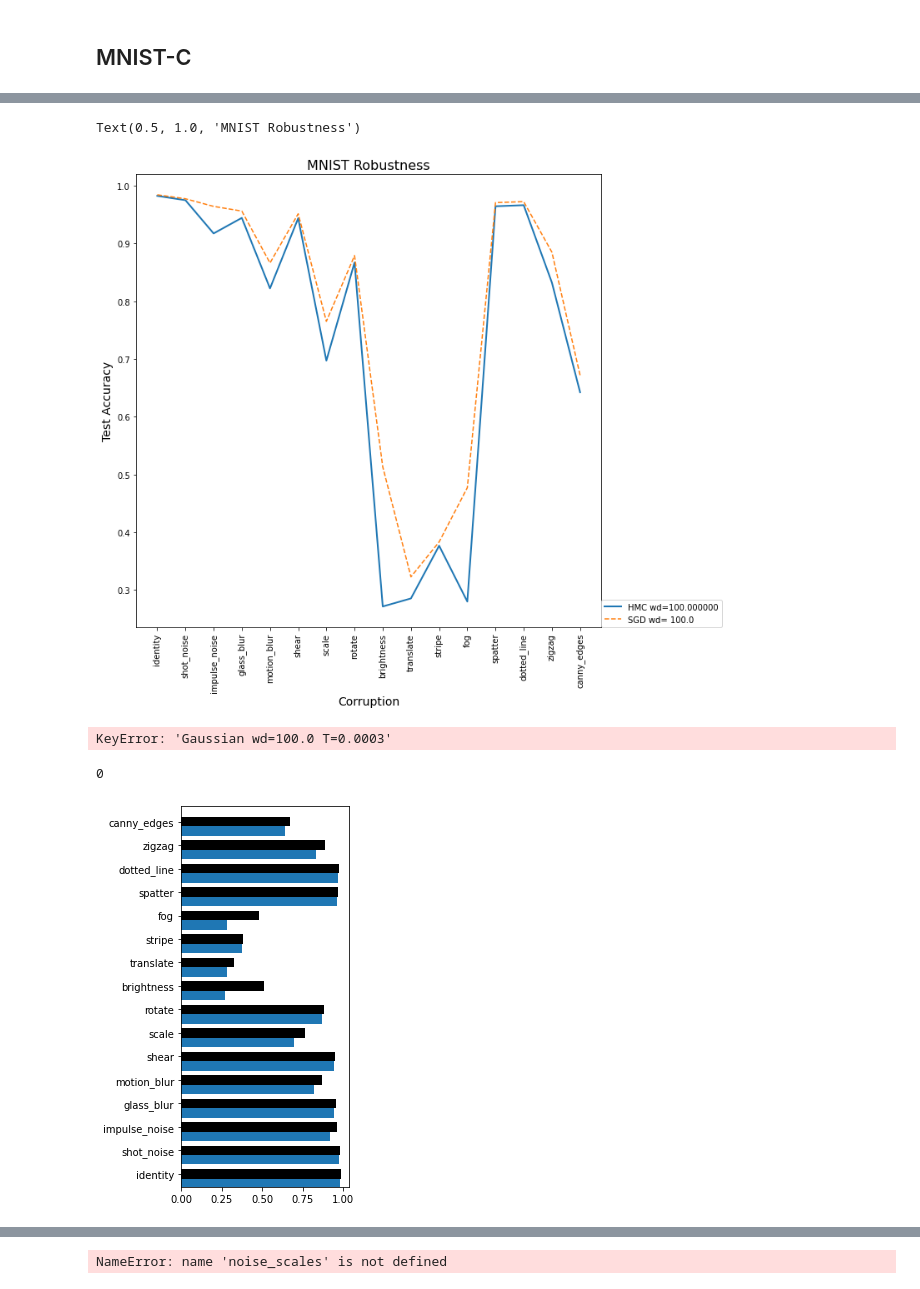
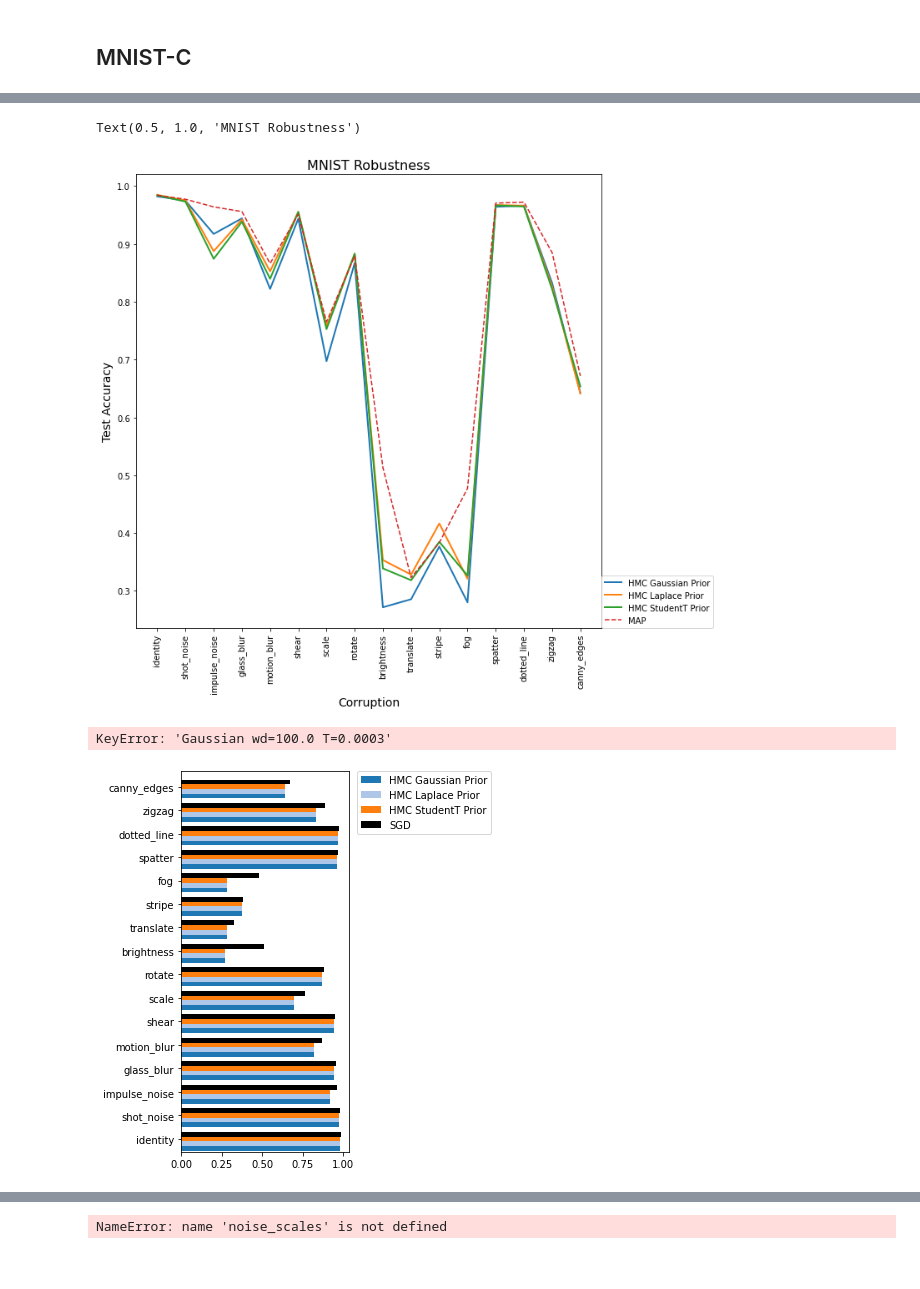
Before and after one commit to tztsai/BNN-HMC, a Jupyter notebook: robustness.ipynb, the cells around one changed output, grey strips where cells are left out. Saved outputs shown, nothing was run; the diff lists cells and outputs as text; code cells hidden in the pictures.

Commit message:
update plots

```diff
--- a/robustness.ipynb
+++ b/robustness.ipynb
@@ -138,0 +160,7 @@ for noise_scale in noise_scales:
+# %%
+path = alldirs['HMC EmpCov Prior']
+# predict_hmc(noisy_test_set, path)
+ckpts = sorted([p for p in os.listdir(path) if p.endswith(
+    'pt')], key=lambda p: int(re.search('\d+', p)[0]))
+ckpt_path = os.path.join(path, ckpts[-2])
+checkpoint_utils.load_checkpoint(ckpt_path)
@@ -142,11 +188,11 @@ for key, _ in alldirs.items():
     if hmc_ens_accs[key] == []:
         continue
     style = "-"
-    plt.plot(noise_scales, hmc_ens_accs[key], style, lw=2, label=hmc_label % key, ms=10)
+    plt.plot(noise_scales, hmc_ens_accs[key], style, lw=2, label=key, ms=10)
 for key, _ in sgddirs.items():
     plt.plot(noise_scales, sgd_ind_accs[key], "--", lw=2, label=key, ms=10)
 plt.legend(loc=(1., 0.))
 plt.ylabel("Test Accuracy", fontsize=14)
 plt.xlabel("Noise Scale", fontsize=14)
-plt.title("MNIST Robustness", fontsize=16)
+plt.title("Robustness to Gaussian Noise", fontsize=16)
 # %% [output]
@@ -163,7 +209,7 @@ for key, _ in alldirs.items():
     marker="o"
     if hmc_ens_accs[key] == []:
         continue
-    plt.plot(hmc_ens_accs[key][0], hmc_ens_accs[key][-1], marker, label=hmc_label % key)
+    plt.plot(hmc_ens_accs[key][0], hmc_ens_accs[key][-1], marker, label=key)
 for key, _ in sgddirs.items():
     plt.plot(sgd_ind_accs[key][0], sgd_ind_accs[key][-1], "s", label=key)
 
@@ -333,7 +371,7 @@ for key, _ in alldirs.items():
         continue
     style = "-"
     if hmc_ens_accs[key]["identity"] > 0.95:
-        plt.plot(xs, [hmc_ens_accs[key][c] for c in all_corruptions], style, lw=2, label=hmc_label % key, ms=10)
+        plt.plot(xs, [hmc_ens_accs[key][c] for c in all_corruptions], style, lw=2, label=key, ms=10)
 
 for key, _ in sgddirs.items():
     plt.plot(xs, [sgd_ind_accs[key][c] for c in all_corruptions], "--", label=key)
@@ -345,7 +383,7 @@ plt.xlabel("Corruption", fontsize=14)
 plt.title("MNIST Robustness", fontsize=16)
 # %% [output]
 Text(0.5, 1.0, 'MNIST Robustness')
-[figure, old version]
+[figure, new version]
 # %%
 xs = onp.arange(len(all_corruptions))
 plt.bar(xs, [hmc_ens_accs["Gaussian wd=100.0 T=0.0003"][c] for c in all_corruptions],
@@ -367,30 +408,31 @@ cmap = matplotlib.cm.get_cmap("tab20")
 # %%
-wds = sorted(alldirs)
-wds = [wd for wd in wds if hmc_ens_accs[wd] != {}]
-num_bars = len(wds) + 1
+# wds = sorted(alldirs)
+# wds = [wd for wd in wds if hmc_ens_accs[wd] != {}]
+
+num_bars = len(alldirs) + 1
 width = 0.8 / num_bars
 
 plt.figure(figsize=(3, 7))
 
 ys = onp.arange(len(all_corruptions))
-for i, wd in enumerate(wds):
-    print(i)
-    std = onp.sqrt(1 / wd)
+for i, (label, _) in enumerate(alldirs.items()):
+    # print(i)
+    # std = onp.sqrt(1 / wd)
     plt.barh(ys + i * width, [hmc_ens_accs[wd][c] for c in all_corruptions],
-        height=width, label="std {:.2f}".format(std), color=cmap(i)
+        height=width, label=label, color=cmap(i)
     )
 
-plt.barh(ys + (num_bars-1) * width, [sgd_ind_accs["SGD wd= 100.0"][c] for c in all_corruptions],
+plt.barh(ys + (num_bars-1) * width, [sgd_ind_accs["MAP"][c] for c in all_corruptions],
         height=width, label="SGD", color="k" #cmap(len(wds)+1)
     )
 
 plt.ylim(-0.15, 16.05)
+plt.legend(bbox_to_anchor=(1.05, 1), loc=2, borderaxespad=0.)
 
 plt.yticks(ys+0.4, all_corruptions, rotation=0);
-plt.savefig("gaussian_priors_mnistc.pdf", bbox_inches="tight")
+plt.savefig("gaussian_priors_mnistc.png", bbox_inches="tight")
 # %% [output]
-0
-[figure, old version]
+[figure, new version]
 # %%
 all_corruptions
 # %% [output]
```
Also changed, not shown: parts of 13 cells of this notebook, 4 other files.
